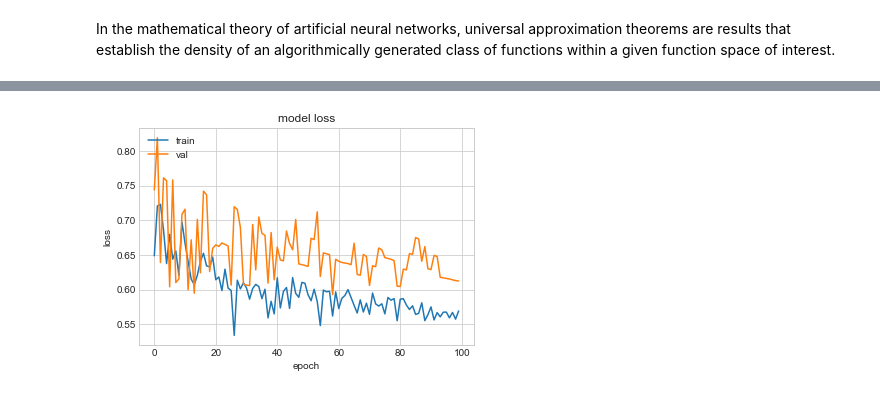
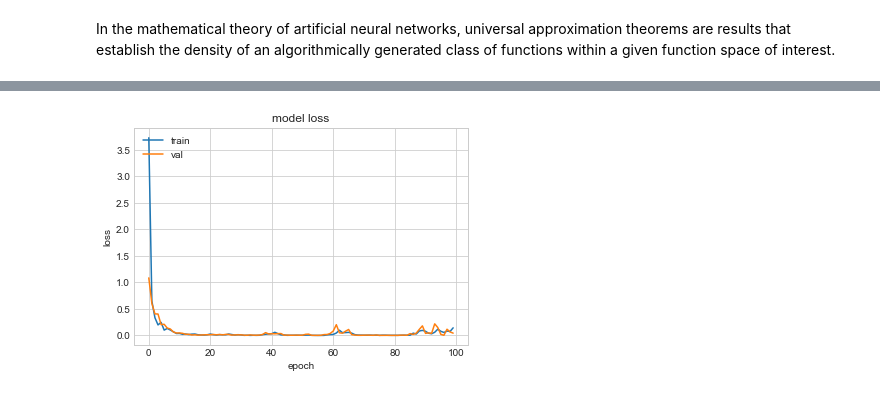
Before and after one commit to dineshkumarsarangapani/deeplearning-experiments, a Jupyter notebook: solveAnyFunction/proof.ipynb, the cells around one changed output, grey strips where cells are left out. Saved outputs shown, nothing was run; the diff lists cells and outputs as text; code cells hidden in the pictures.

```diff
--- a/solveAnyFunction/proof.ipynb
+++ b/solveAnyFunction/proof.ipynb
@@ -80,25 +82,18 @@ model.add(layers.Dense(1, name="layer3"))
-# %%
-model = keras.Sequential()
-model.add(layers.Dense(100))
-model.add(layers.LeakyReLU(alpha=0.03))
-model.add(layers.Dense(100))
-model.add(layers.LeakyReLU(alpha=0.03))
-model.add(layers.Dense(1))
 # %%
 model.compile(
-    #optimizer=keras.optimizers.Adam(learning_rate=0.001),
-    optimizer="sgd",
-    loss="mean_absolute_error",
-    metrics=["acc"]
+    optimizer=keras.optimizers.Adam(learning_rate=0.01),
+    #optimizer=tf.keras.optimizers.SGD(learning_rate=0.01),
+    #optimizer="rmsprop",
+    loss="mean_squared_error"
 )
 # %%
 history = model.fit(
     x=train_x,
     y=train_y,
-#    batch_size=10,
+    batch_size=10,
     epochs=100,
     steps_per_epoch=10,
-    verbose=1,
+    verbose=0,
  #   callbacks=None,
     #validation_split=0.3,
     validation_data=(val_x, val_y)
@@ -128,12 +105,15 @@ dict_keys(['loss', 'acc', 'val_loss', 'val_acc'])
 # %%
-# summarize history for loss
-plt.plot(history.history['loss'])
-plt.plot(history.history['val_loss'])
-plt.title('model loss')
-plt.ylabel('loss')
-plt.xlabel('epoch')
-plt.legend(['train', 'val'], loc='upper left')
-plt.show()
+def plot_loss(history):
+    # summarize history for loss
+    plt.plot(history.history['loss'])
+    plt.plot(history.history['val_loss'])
+    plt.title('model loss')
+    plt.ylabel('loss')
+    plt.xlabel('epoch')
+    plt.legend(['train', 'val'], loc='upper left')
+    plt.show()
-# %% [output]
-[figure, removed]
+# %%
+plot_loss(history)
+# %% [output]
+[figure, added]
 # %%
```
Also changed, not shown: parts of 23 cells of this notebook, 1 other file.
